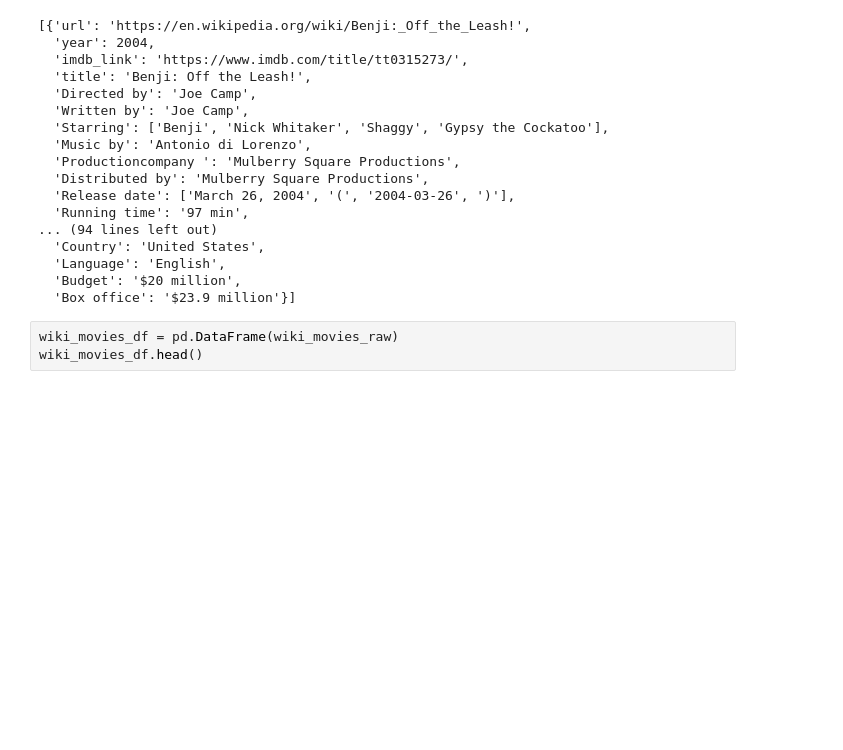
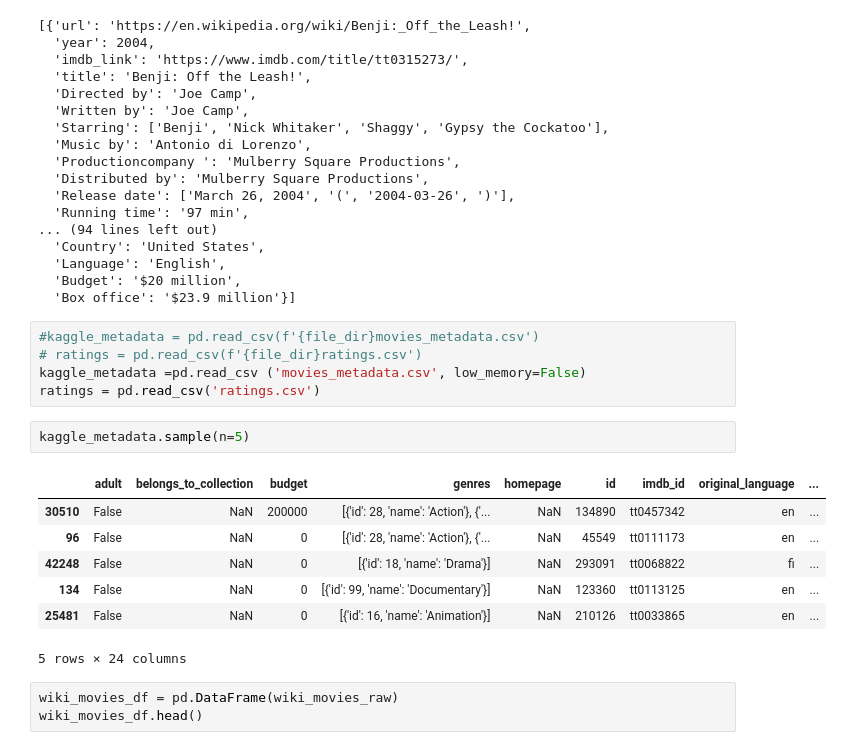
Before and after one commit to GonBri/Movies-ETL, a Jupyter notebook: Wiki_movies.ipynb, the cells around one changed output. Saved outputs shown, nothing was run; the diff lists cells and outputs as text; blank space fills up the shorter version.

```diff
--- a/Wiki_movies.ipynb
+++ b/Wiki_movies.ipynb
@@ -79,6 +80,21 @@ wiki_movies_raw[3600:3605]
   'Language': 'English',
   'Budget': '$20 million',
   'Box office': '$23.9 million'}]
+# %%
+#kaggle_metadata = pd.read_csv(f'{file_dir}movies_metadata.csv')
+# ratings = pd.read_csv(f'{file_dir}ratings.csv')
+kaggle_metadata =pd.read_csv ('movies_metadata.csv', low_memory=False)
+ratings = pd.read_csv('ratings.csv')
+# %%
+kaggle_metadata.sample(n=5)
+# %% [output]
+|  | adult | belongs_to_collection | budget | genres | homepage | id | imdb_id | original_language | ... |
+| 30510 | False | NaN | 200000 | [{'id': 28, 'name': 'Action'}, {'... | NaN | 134890 | tt0457342 | en | ... |
+| 96 | False | NaN | 0 | [{'id': 28, 'name': 'Action'}, {'... | NaN | 45549 | tt0111173 | en | ... |
+| 42248 | False | NaN | 0 | [{'id': 18, 'name': 'Drama'}] | NaN | 293091 | tt0068822 | fi | ... |
+| 134 | False | NaN | 0 | [{'id': 99, 'name': 'Documentary'}] | NaN | 123360 | tt0113125 | en | ... |
+| 25481 | False | NaN | 0 | [{'id': 16, 'name': 'Animation'}] | NaN | 210126 | tt0033865 | en | ... |
+5 rows × 24 columns
 # %%
 wiki_movies_df = pd.DataFrame(wiki_movies_raw)
 wiki_movies_df.head()
```
Also changed, not shown: parts of 57 cells of this notebook.
